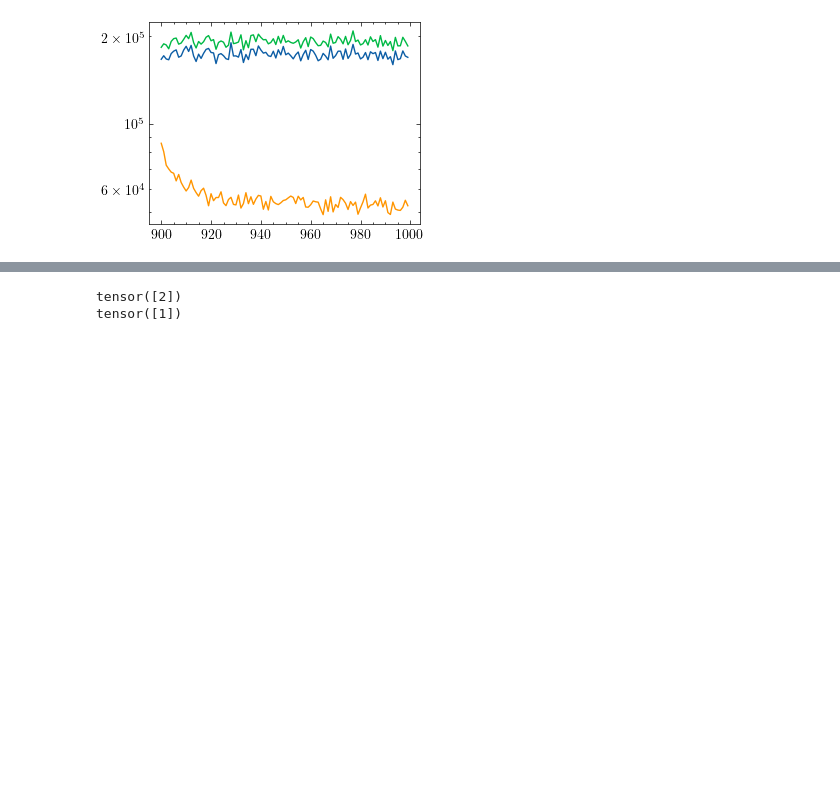
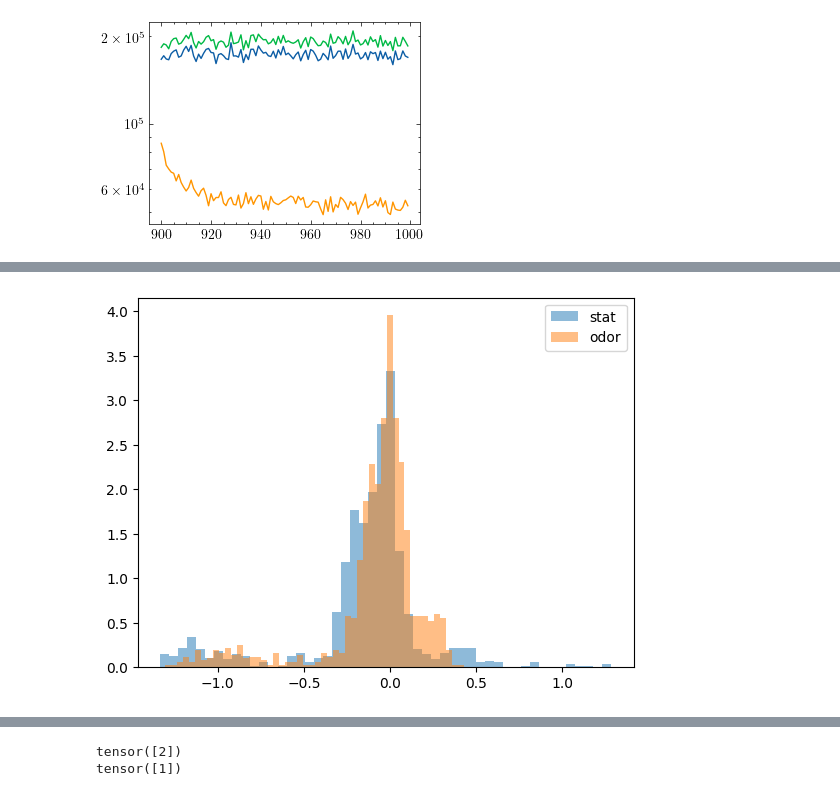
Before and after one commit to chinsengi/score_RNN, a Jupyter notebook: misc.ipynb, the cells around one changed output, grey strips where cells are left out. Drawn from its saved outputs; the diff is of its cells as text; code cells hidden in the pictures; blank space fills up the shorter version.

```diff
--- a/misc.ipynb
+++ b/misc.ipynb
@@ -226,0 +247,10 @@ torch.sum(torch.isnan(data.activity_samples)).item()
+# %%
+neuron_idx = 4
+act_stat = data.activity_worms[200:250,:,neuron_idx]
+act_odor = data.activity_worms[250:300,:,neuron_idx]
+plt.hist(act_stat.flatten(), bins=50, density=True, alpha=0.5)
+plt.hist(act_odor.flatten(), bins=50, density=True, alpha=0.5)
+plt.legend(["stat", "odor"])
+plt.show()
+# %% [output]
+[figure, added]
```
Also changed, not shown: parts of 11 cells of this notebook, 2 other files.
